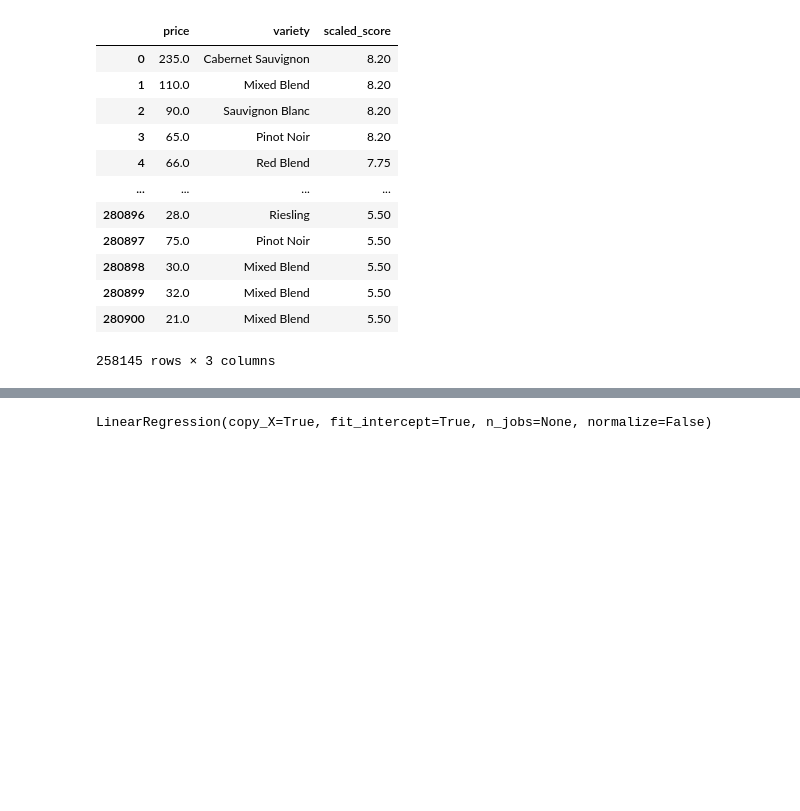
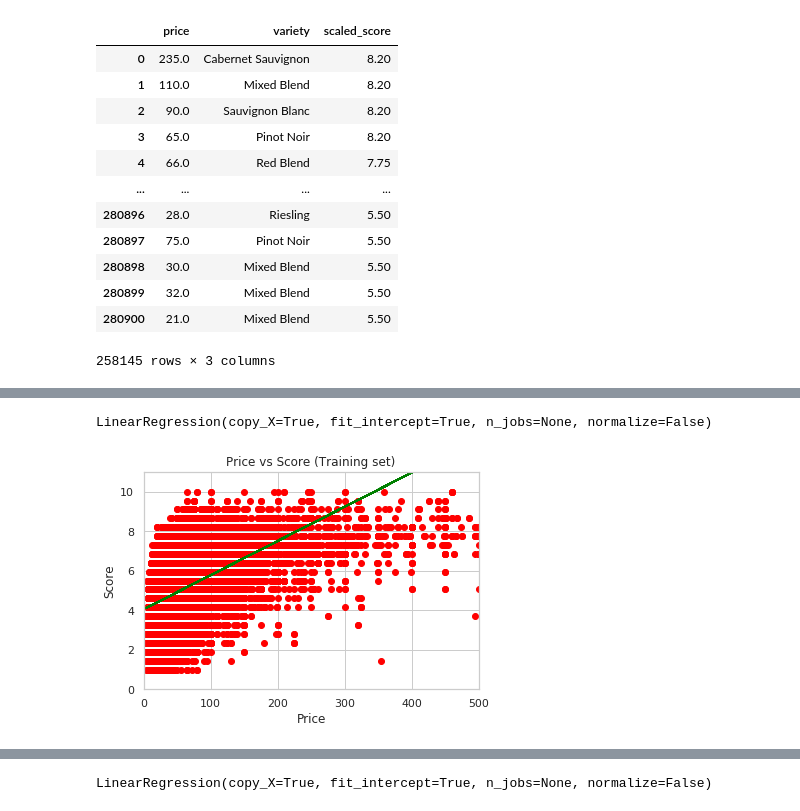
Before and after one commit to aditya4812/COGS108-Final-Project, a Jupyter notebook: FinalProject_group085.ipynb, the cells around one changed output, grey strips where cells are left out. Saved outputs shown, nothing was run; the diff lists cells and outputs as text; code cells hidden in the pictures; blank space fills up the shorter version.

```diff
--- a/FinalProject_group085.ipynb
+++ b/FinalProject_group085.ipynb
@@ -384,0 +388,14 @@ dataset
+# %%
+from sklearn.model_selection import train_test_split
+from sklearn.linear_model import LinearRegression
+
+x = dataset.iloc[:, :1].values
+y = dataset.iloc[:, 2].values
+# %%
+x_train, x_test, y_train, y_test = train_test_split(x, y, test_size = 0.35)
+# %%
+lr = LinearRegression()
+# %%
+lr.fit(x_train, y_train)
+# %% [output]
+LinearRegression(copy_X=True, fit_intercept=True, n_jobs=None, normalize=False)
@@ -384,0 +404,11 @@ dataset
+# %%
+plt.scatter(x_train, y_train, color = "red")
+plt.plot(x_train, lr.predict(x_train), color = "green")
+plt.title("Price vs Score (Training set)")
+plt.ylim(0, 11)
+plt.xlim(0, 500)
+plt.xlabel("Price")
+plt.ylabel("Score")
+plt.show()
+# %% [output]
+[figure, added]
```
Also changed, not shown: parts of 12 cells of this notebook.
